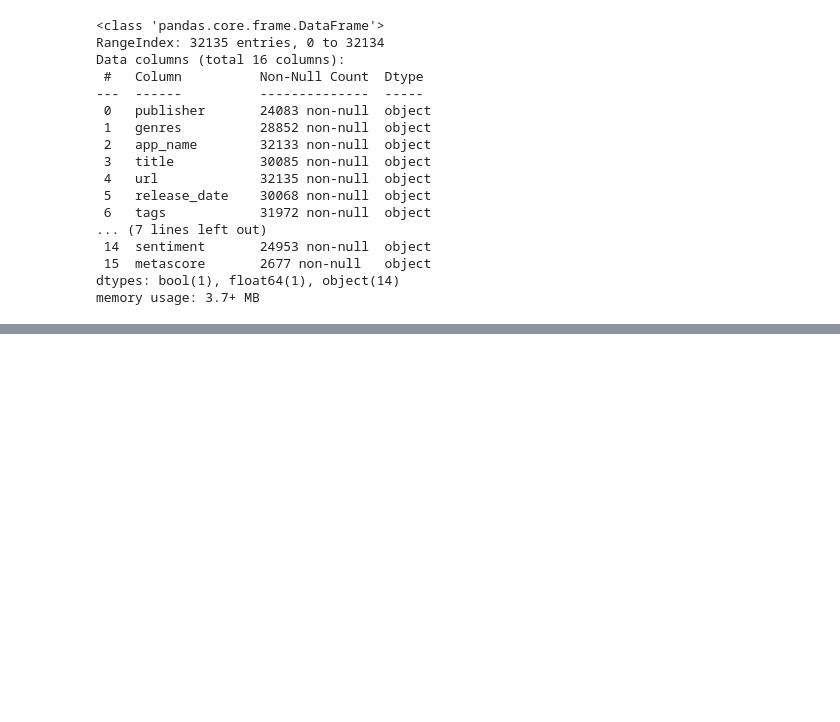
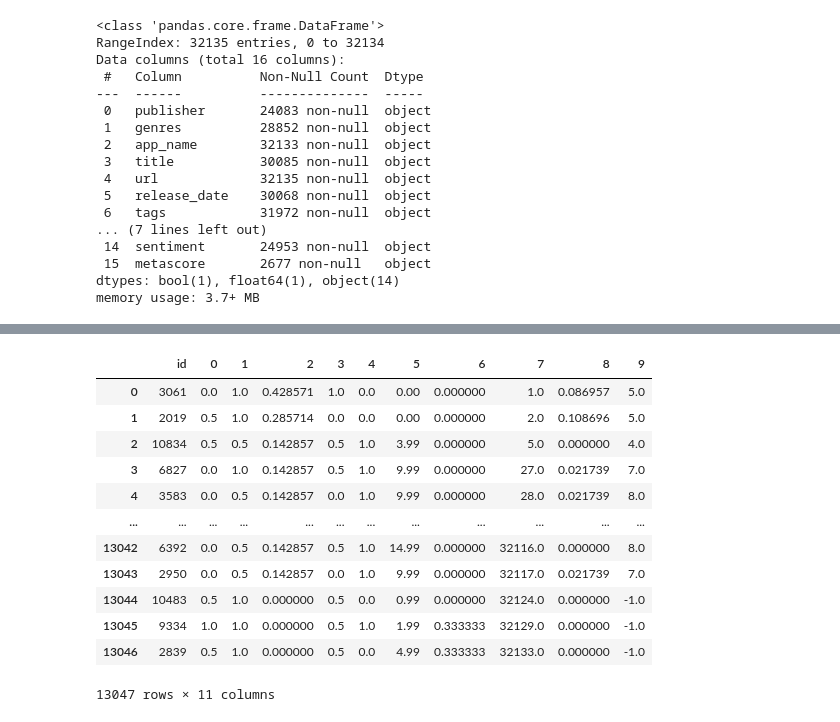
Before and after one commit to redgriff/SASRecSi, a Jupyter notebook: notebooks/steam_data_eda.ipynb, the cells around one changed output, grey strips where cells are left out. Cells and saved outputs as stored; diff of their text form; code cells hidden in the pictures; blank space fills up the shorter version.

Commit message:
fix pca and fagg files

```diff
--- a/notebooks/steam_data_eda.ipynb
+++ b/notebooks/steam_data_eda.ipynb
@@ -294,3 +284,19 @@ fagg_df = pd.DataFrame(fagg_np)
 fagg_df['id'] = df['id']
 fagg_df = fagg_df[['id' ,0, 1, 2, 3, 4, 5, 6, 7, 8, 9]]
 fagg_df.to_csv(os.path.join(ROOT_DIR, "items_info_fagg_10.csv"), index=False)
+# %%
+fagg_df
+# %% [output]
+|  | id | 0 | 1 | 2 | 3 | 4 | 5 | 6 | 7 | 8 | 9 |
+| 0 | 3061 | 0.0 | 1.0 | 0.428571 | 1.0 | 0.0 | 0.00 | 0.000000 | 1.0 | 0.086957 | 5.0 |
+| 1 | 2019 | 0.5 | 1.0 | 0.285714 | 0.0 | 0.0 | 0.00 | 0.000000 | 2.0 | 0.108696 | 5.0 |
+| 2 | 10834 | 0.5 | 0.5 | 0.142857 | 0.5 | 1.0 | 3.99 | 0.000000 | 5.0 | 0.000000 | 4.0 |
+| 3 | 6827 | 0.0 | 1.0 | 0.142857 | 0.5 | 1.0 | 9.99 | 0.000000 | 27.0 | 0.021739 | 7.0 |
+| 4 | 3583 | 0.0 | 0.5 | 0.142857 | 0.0 | 1.0 | 9.99 | 0.000000 | 28.0 | 0.021739 | 8.0 |
+| ... | ... | ... | ... | ... | ... | ... | ... | ... | ... | ... | ... |
+| 13042 | 6392 | 0.0 | 0.5 | 0.142857 | 0.5 | 1.0 | 14.99 | 0.000000 | 32116.0 | 0.000000 | 8.0 |
+| 13043 | 2950 | 0.0 | 0.5 | 0.142857 | 0.0 | 1.0 | 9.99 | 0.000000 | 32117.0 | 0.021739 | 7.0 |
+| 13044 | 10483 | 0.5 | 1.0 | 0.000000 | 0.5 | 0.0 | 0.99 | 0.000000 | 32124.0 | 0.000000 | -1.0 |
+| 13045 | 9334 | 1.0 | 1.0 | 0.000000 | 0.5 | 1.0 | 1.99 | 0.333333 | 32129.0 | 0.000000 | -1.0 |
+| 13046 | 2839 | 0.5 | 1.0 | 0.000000 | 0.5 | 0.0 | 4.99 | 0.333333 | 32133.0 | 0.000000 | -1.0 |
+13047 rows × 11 columns
```
Also changed, not shown: parts of 14 cells of this notebook, 3 other files.
